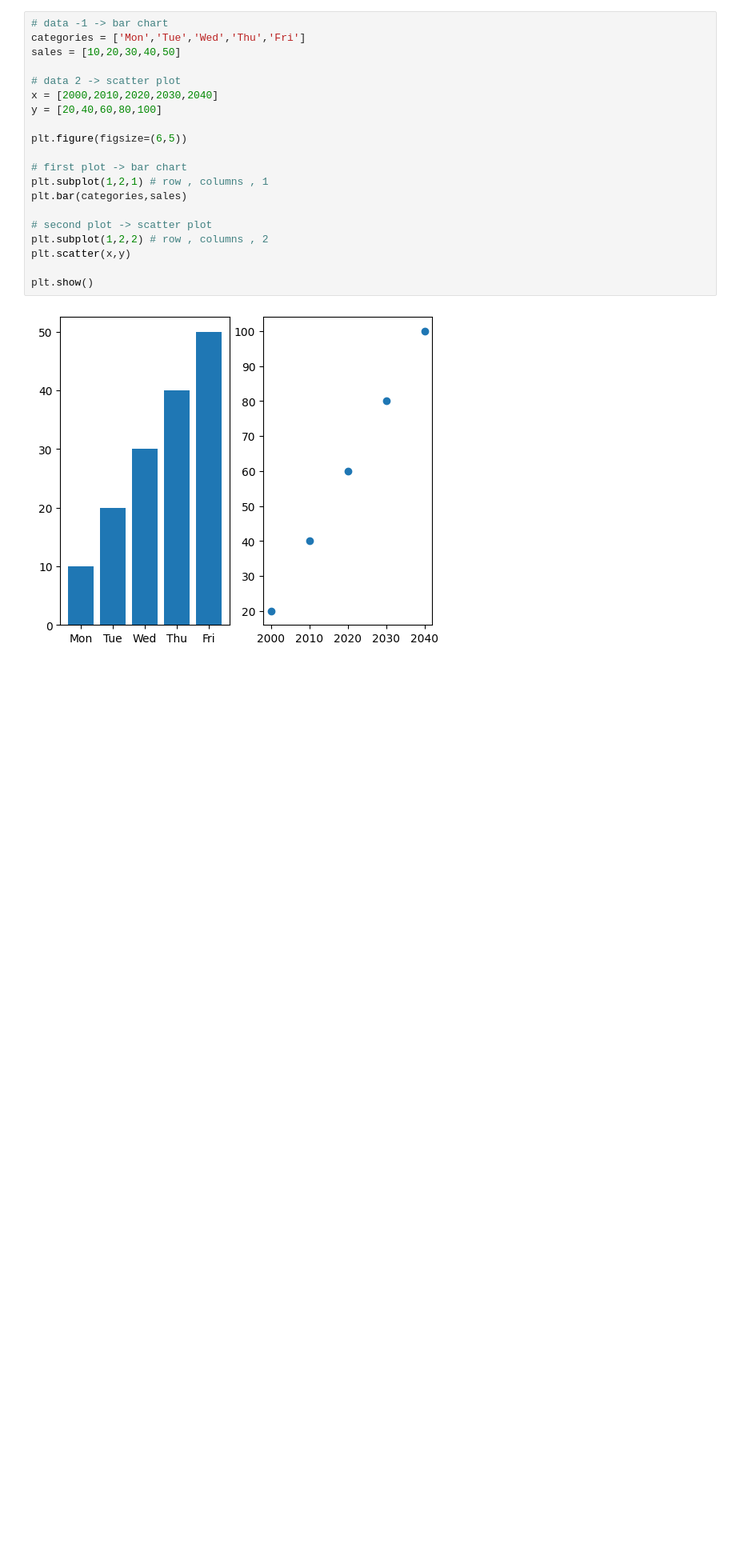
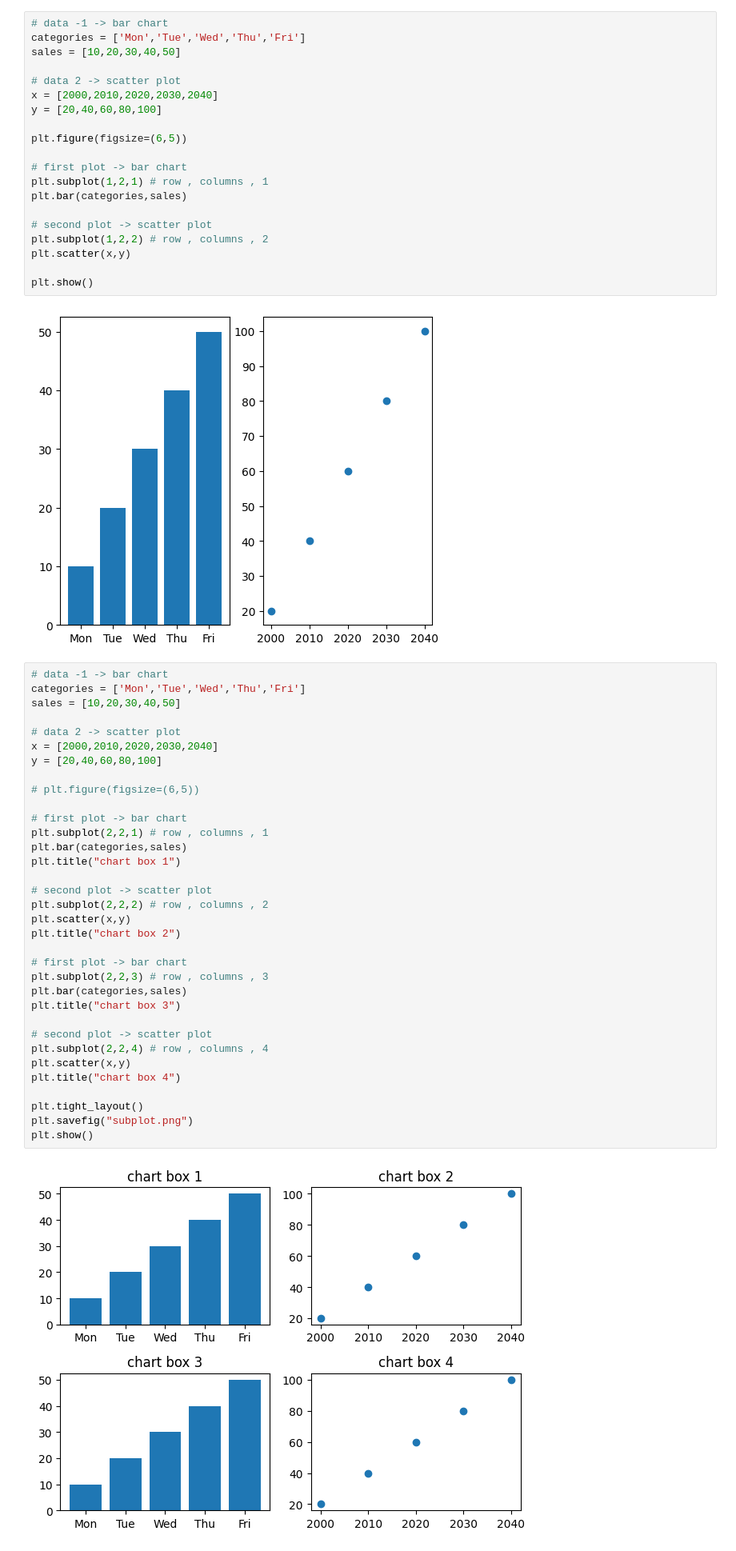
Before and after one commit to rajendra0968jangid/DS-ML, a Jupyter notebook: day13.ipynb, the cells around one changed output. Shown at 80% size. Cells and saved outputs as stored; diff of their text form; blank space fills up the shorter version.

```diff
--- a/day13.ipynb
+++ b/day13.ipynb
@@ -236,3 +236,39 @@ plt.scatter(x,y)
 plt.show()
 # %% [output]
 [figure]
+# %%
+# data -1 -> bar chart
+categories = ['Mon','Tue','Wed','Thu','Fri']
+sales = [10,20,30,40,50]
+
+# data 2 -> scatter plot
+x = [2000,2010,2020,2030,2040]
+y = [20,40,60,80,100]
+
+# plt.figure(figsize=(6,5))
+
+# first plot -> bar chart
+plt.subplot(2,2,1) # row , columns , 1
+plt.bar(categories,sales)
+plt.title("chart box 1")
+
+# second plot -> scatter plot
+plt.subplot(2,2,2) # row , columns , 2
+plt.scatter(x,y)
+plt.title("chart box 2")
+
+# first plot -> bar chart
+plt.subplot(2,2,3) # row , columns , 3
+plt.bar(categories,sales)
+plt.title("chart box 3")
+
+# second plot -> scatter plot
+plt.subplot(2,2,4) # row , columns , 4
+plt.scatter(x,y)
+plt.title("chart box 4")
+
+plt.tight_layout()
+plt.savefig("subplot.png")
+plt.show()
+# %% [output]
+[figure, added]
```
